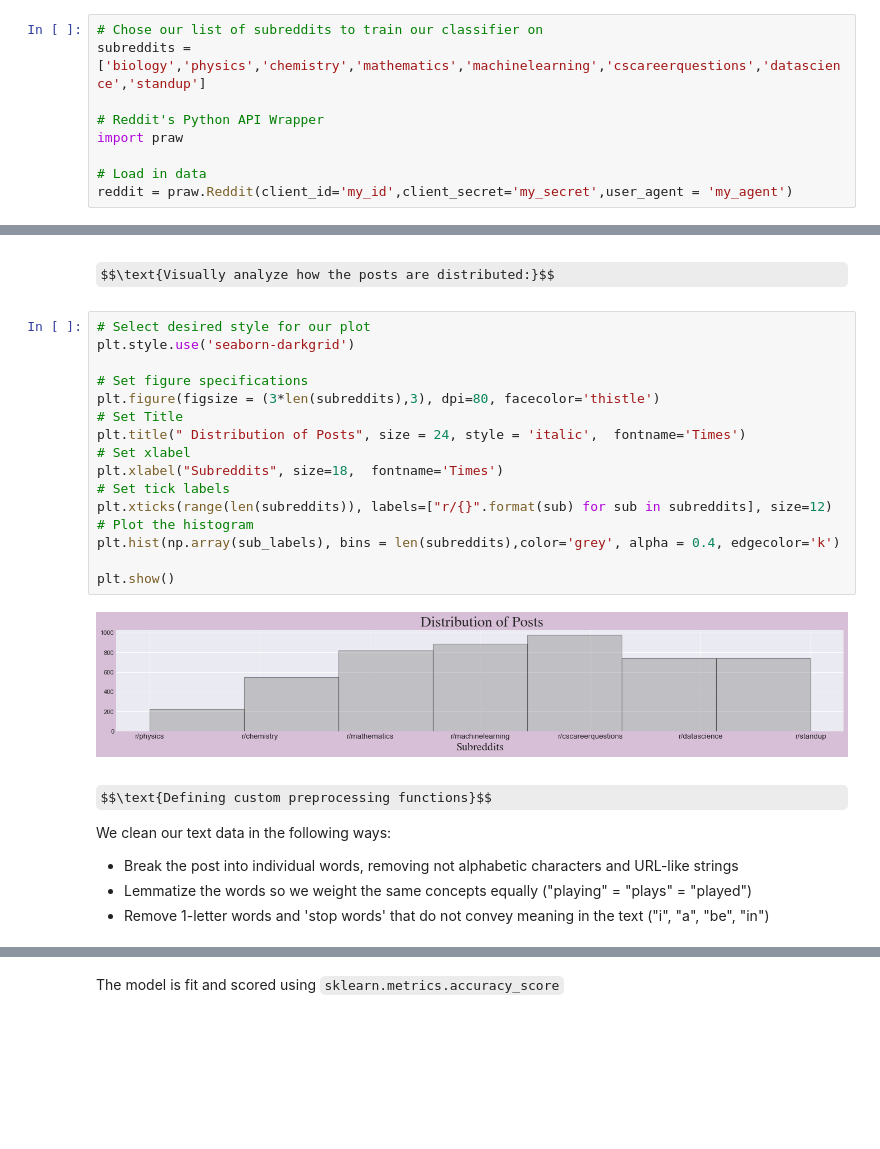
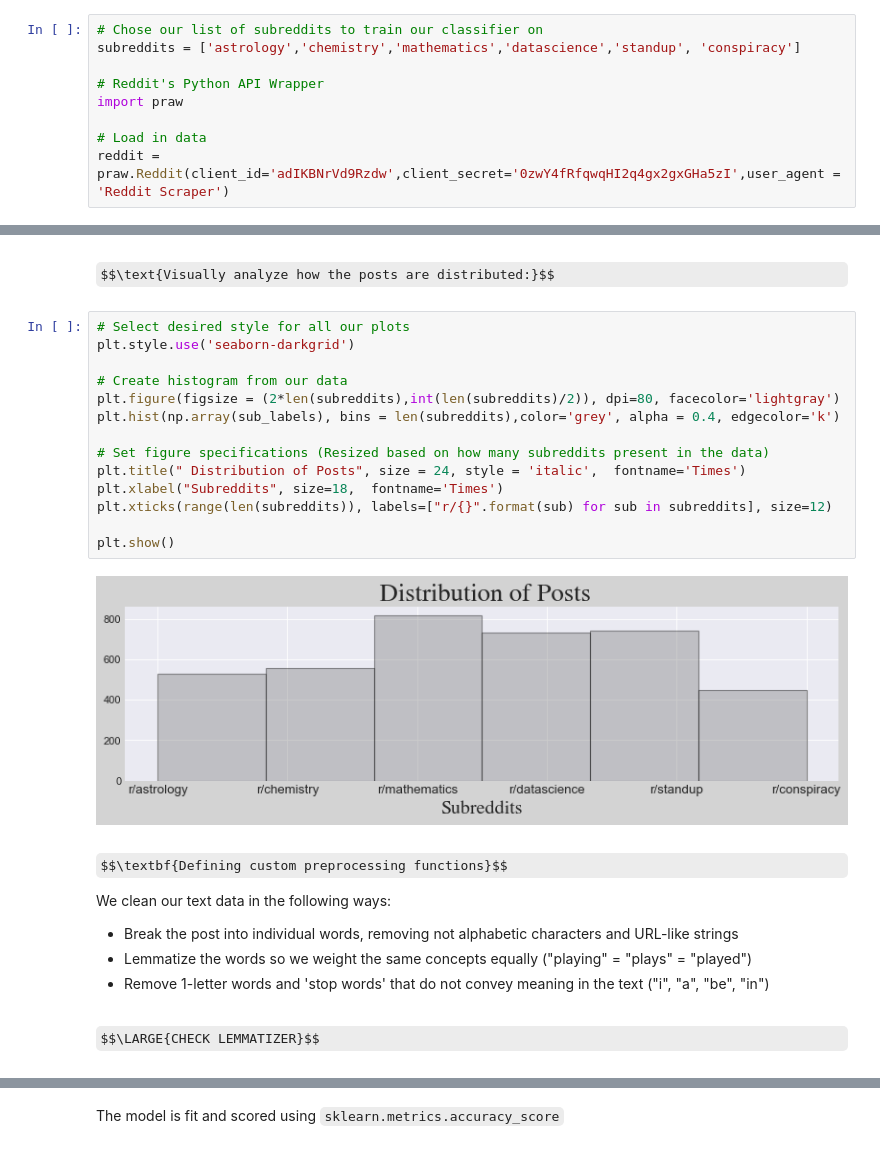
Before and after one commit to Schlam/logistic-regression-text-classifier, a Jupyter notebook: REDDITPROJECT-020320-05.ipynb, the cells around one changed output, grey strips where cells are left out. Drawn from its saved outputs; the diff is of its cells as text; some formulas as TeX source; blank space fills up the shorter version.

```diff
--- a/REDDITPROJECT-020320-05.ipynb
+++ b/REDDITPROJECT-020320-05.ipynb
@@ -15,10 +15,10 @@ This is achieved using various Natural Language Processing techniques;
 I make an attempt to balance mathematical formalism and common english in describing this process.
 # %%
 # Chose our list of subreddits to train our classifier on
-subreddits = ['biology','physics','chemistry','mathematics','machinelearning','cscareerquestions','datascience','standup']
+subreddits = ['astrology','chemistry','mathematics','datascience','standup', 'conspiracy']
 
 # Reddit's Python API Wrapper
 import praw
 
 # Load in data
-reddit = praw.Reddit(client_id='my_id',client_secret='my_secret',user_agent = 'my_agent')
+reddit = praw.Reddit(client_id='adIKBNrVd9Rzdw',client_secret='0zwY4fRfqwqHI2q4gx2gxGHa5zI',user_agent = 'Reddit Scraper')
@@ -59,30 +56,30 @@ number of posts from standup:  742
 # %% [markdown]
 $$\text{Visually analyze how the posts are distributed:}$$
 # %%
-# Select desired style for our plot
+# Select desired style for all our plots
 plt.style.use('seaborn-darkgrid')
 
-# Set figure specifications
-plt.figure(figsize = (3*len(subreddits),3), dpi=80, facecolor='thistle')
-# Set Title
-plt.title(" Distribution of Posts", size = 24, style = 'italic',  fontname='Times')
-# Set xlabel
-plt.xlabel("Subreddits", size=18,  fontname='Times')
-# Set tick labels
-plt.xticks(range(len(subreddits)), labels=["r/{}".format(sub) for sub in subreddits], size=12)
-# Plot the histogram
+# Create histogram from our data
+plt.figure(figsize = (2*len(subreddits),int(len(subreddits)/2)), dpi=80, facecolor='lightgray')
 plt.hist(np.array(sub_labels), bins = len(subreddits),color='grey', alpha = 0.4, edgecolor='k')
 
+# Set figure specifications (Resized based on how many subreddits present in the data)
+plt.title(" Distribution of Posts", size = 24, style = 'italic',  fontname='Times')
+plt.xlabel("Subreddits", size=18,  fontname='Times')
+plt.xticks(range(len(subreddits)), labels=["r/{}".format(sub) for sub in subreddits], size=12)
+
 plt.show()
 # %% [output]
-[figure, old version]
+[figure, new version]
 # %% [markdown]
-$$\text{Defining custom preprocessing functions}$$
+$$\textbf{Defining custom preprocessing functions}$$
 
 We clean our text data in the following ways:
 - Break the post into individual words, removing not alphabetic characters and URL-like strings
 - Lemmatize the words so we weight the same concepts equally ("playing" = "plays" = "played")
 - Remove 1-letter words and 'stop words' that do not convey meaning in the text ("i", "a", "be", "in")
+# %% [markdown]
+$$\LARGE{CHECK LEMMATIZER}$$
 # %%
 # Natural Language Tool Kit and several preprocessing methods
 import nltk
```
Also changed, not shown: parts of 22 cells of this notebook.
